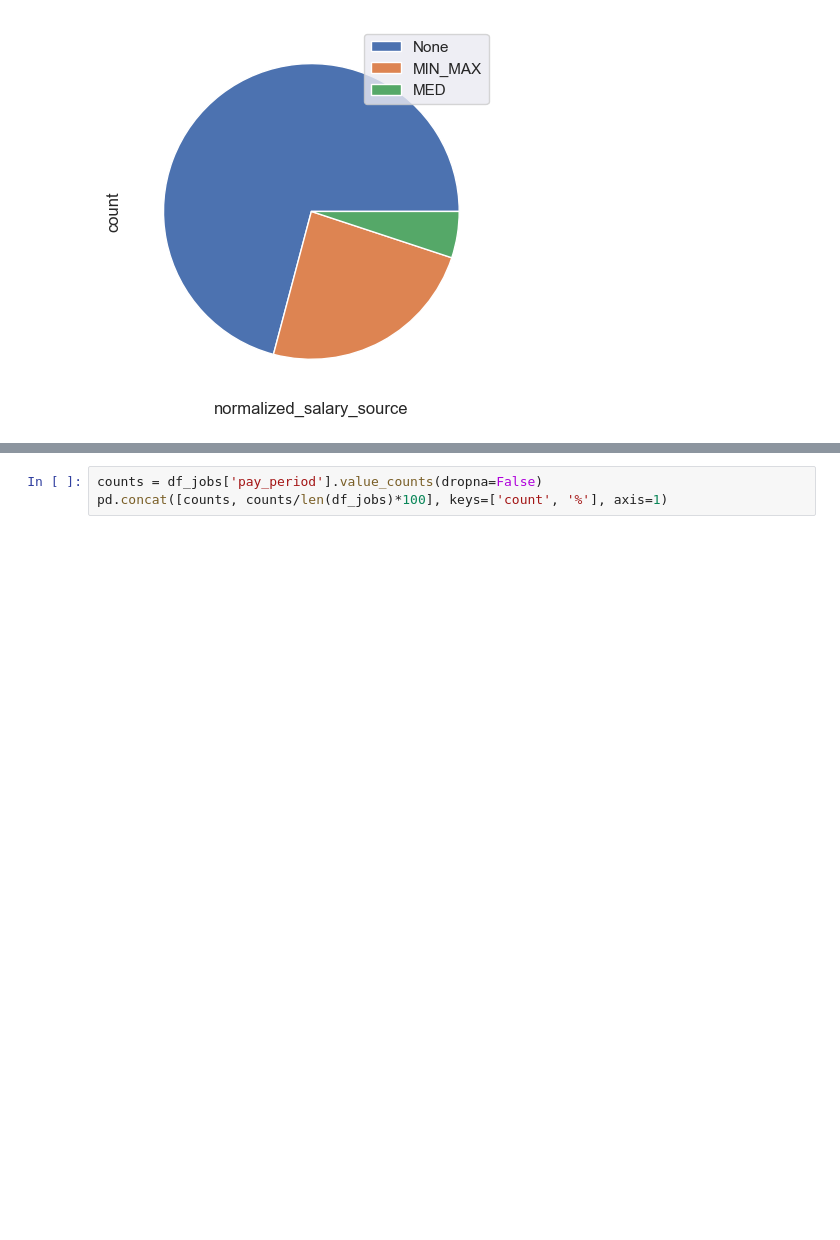
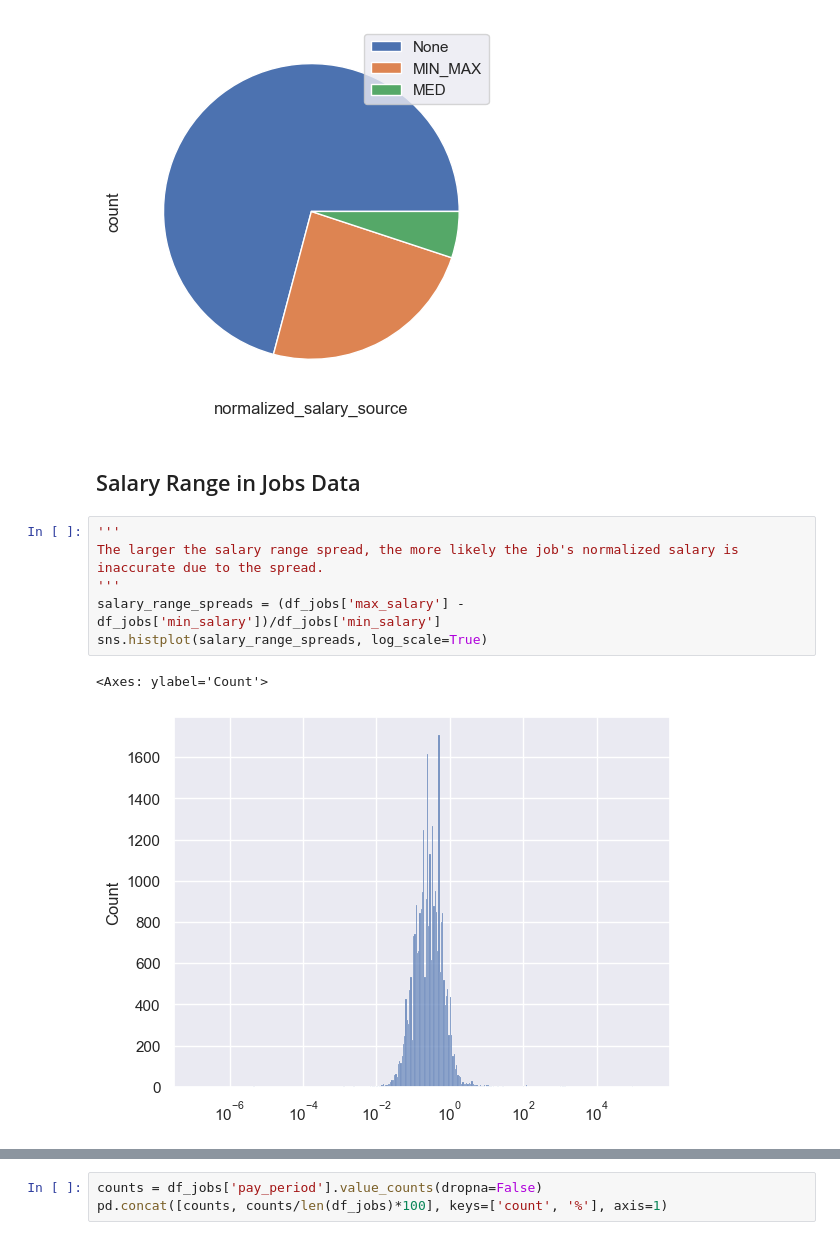
Before and after one commit to nginyc/job_posting_salary_prediction, a Jupyter notebook: explore_dataset.ipynb, the cells around one changed output, grey strips where cells are left out. Saved outputs shown, nothing was run; the diff lists cells and outputs as text; blank space fills up the shorter version.

```diff
--- a/explore_dataset.ipynb
+++ b/explore_dataset.ipynb
@@ -714,3 +706,14 @@ plt.xlabel('normalized_salary_source')
 | MED | 6280 | 5.070691 |
 Text(0.5, 0, 'normalized_salary_source')
 [figure]
+# %% [markdown]
+## Salary Range in Jobs Data
+# %%
+'''
+The larger the salary range spread, the more likely the job's normalized salary is inaccurate due to the spread.
+'''
+salary_range_spreads = (df_jobs['max_salary'] - df_jobs['min_salary'])/df_jobs['min_salary']
+sns.histplot(salary_range_spreads, log_scale=True)
+# %% [output]
+<Axes: ylabel='Count'>
+[figure, added]
```
Also changed, not shown: parts of 11 cells of this notebook.
